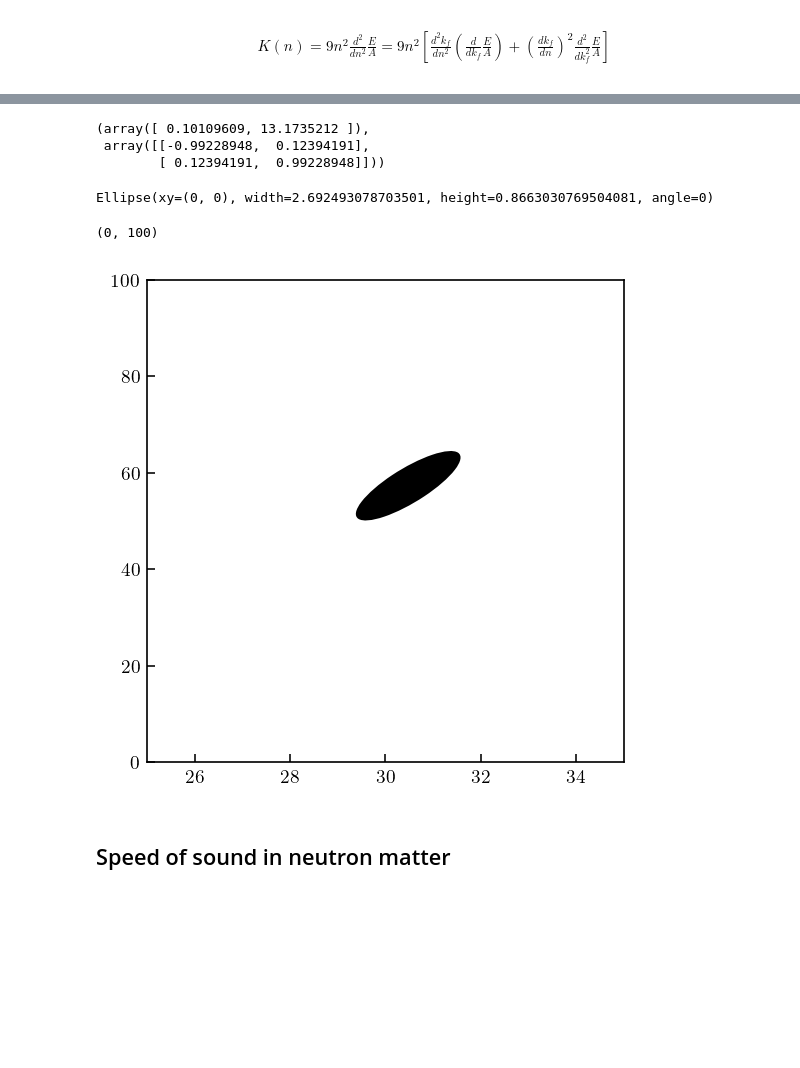
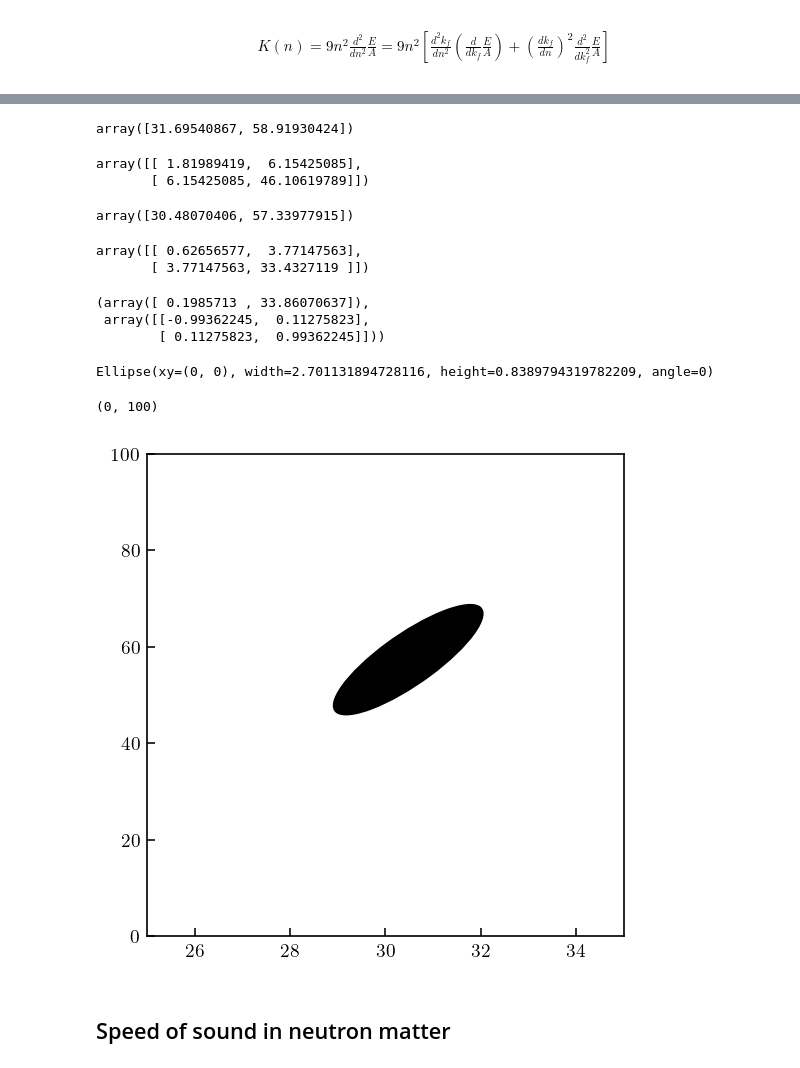
Before and after one commit to buqeye/nuclear-matter-convergence, a Jupyter notebook: analysis/derivatives-bands.ipynb, the cells around one changed output, grey strips where cells are left out. Cells and saved outputs as stored; diff of their text form; code cells hidden in the pictures; blank space fills up the shorter version.

```diff
--- a/analysis/derivatives-bands.ipynb
+++ b/analysis/derivatives-bands.ipynb
@@ -272,6 +272,8 @@ data = InputData(filename, Lambda, high_density)
 orders = np.array([0, 2, 3, 4])
 train = slice(None, None, 5)
 valid = slice(2, None, 5)
+
+breakdown = 600
 # %%
 # orders = np.array([0, 2, 3, 4])
 # body = 'NN-only'
@@ -448,8 +450,9 @@ obs_neutron = ObservableContainer(
     orders=orders,
     density_interp=density_all,
     kf_interp=kf_n_all,
-    std=1,
-    ls=0.4,
+    std=0.745,
+    ls=0.783,
+    breakdown=breakdown,
     err_y=1e-5,
     derivs=[0, 1, 2],
 )
@@ -462,8 +465,9 @@ obs_nuclear = ObservableContainer(
     orders=orders,
     density_interp=density_all,
     kf_interp=kf_s_all,
-    std=1,
-    ls=0.6,
+    std=2.43,
+    ls=0.404,
+    breakdown=breakdown,
     err_y=1e-5,
     derivs=[0, 1, 2],
 )
@@ -476,8 +480,9 @@ obs_sym_energy = ObservableContainer(
     orders=orders,
     density_interp=density_all,
     kf_interp=kf_d_all,
-    std=1,
-    ls=0.4,
+    std=0.7968,
+    ls=0.371,
+    breakdown=breakdown,
     err_y=1e-5,
     derivs=[0, 1, 2],
 )
@@ -986,9 +991,17 @@ ax.set_ylabel('Compressibility $K$');
+# %%
+def compute_Esym_L(kf, S2_dS2, S2_dS2_cov):
+    to_Esym_L_mat = np.array([
+        [1, 0],
+        [0, kf]
+    ])
+    S2_L = to_Esym_L_mat @ S2_dS2
+    S2_L_cov = to_Esym_L_mat @ S2_dS2_cov @ to_Esym_L_mat.T
+    return S2_L, S2_L_cov
 # %%
 density_sat = np.array([0.16])
 Kf_n_sat = fermi_momentum(density_sat, 2)[:, None]
 Kf_s_sat = fermi_momentum(density_sat, 4)[:, None]
 Kf_d_sat = (Kf_n_sat + Kf_s_sat) / 2.
-# Kf_d_sat = Kf_n_sat
-# Esym_L_sat_derivs = np.array([[0], [1]])
 
-Esym_dEsym_mean, Esym_dEsym_cov = obs_sym_energy.predict(Kf_d_sat, order=4, derivs=[0, 1])
+Esym_dEsym_mean_16, Esym_dEsym_cov_16 = obs_sym_energy.predict(Kf_d_sat, order=4, derivs=[0, 1])
+Esym_L_mean_16, Esym_L_cov_16 = compute_Esym_L(Kf_d_sat[0,0], Esym_dEsym_mean_16, Esym_dEsym_cov_16)
@@ -1011,19 +1034,37 @@ array([[ 0.30190942,  1.60772861],
+# %%
+Esym_L_samples_mean
+# %% [output]
+array([31.69540867, 58.91930424])
+# %%
+Esym_L_samples_cov
+# %% [output]
+array([[ 1.81989419,  6.15425085],
+       [ 6.15425085, 46.10619789]])
+# %%
+Esym_L_mean_16
+# %% [output]
+array([30.48070406, 57.33977915])
+# %%
+Esym_L_cov_16
+# %% [output]
+array([[ 0.62656577,  3.77147563],
+       [ 3.77147563, 33.4327119 ]])
 # %%
-np.linalg.eigh(Esym_L_cov)
+np.linalg.eigh(Esym_L_cov_16)
 # %% [output]
-(array([ 0.10109609, 13.1735212 ]),
- array([[-0.99228948,  0.12394191],
-        [ 0.12394191,  0.99228948]]))
+(array([ 0.1985713 , 33.86070637]),
+ array([[-0.99362245,  0.11275823],
+        [ 0.11275823,  0.99362245]]))
 # %%
 fig, ax = plt.subplots(figsize=(3.5, 3.5))
-pat = confidence_ellipse_mean_cov(Esym_L_mean, Esym_L_cov, ax=ax, n_std=2, facecolor='k')
+pat = confidence_ellipse_mean_cov(Esym_L_mean_16, Esym_L_cov_16, ax=ax, n_std=2, facecolor='k')
 print(pat)
 ax.set_xlim(25, 35)
 ax.set_ylim(0, 100)
 # %% [output]
-Ellipse(xy=(0, 0), width=2.692493078703501, height=0.8663030769504081, angle=0)
+Ellipse(xy=(0, 0), width=2.701131894728116, height=0.8389794319782209, angle=0)
 (0, 100)
-[figure, old version]
+[figure, new version]
 # %%
 
 # density_sat = np.array([0.16, 0.16])
```
Also changed, not shown: parts of 24 cells of this notebook.
